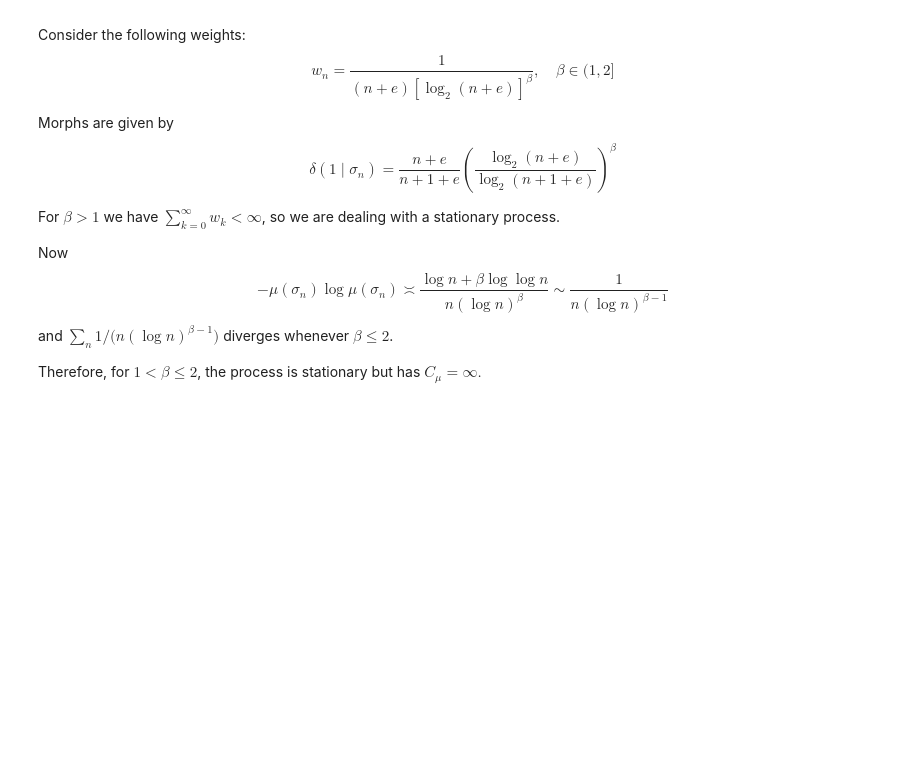
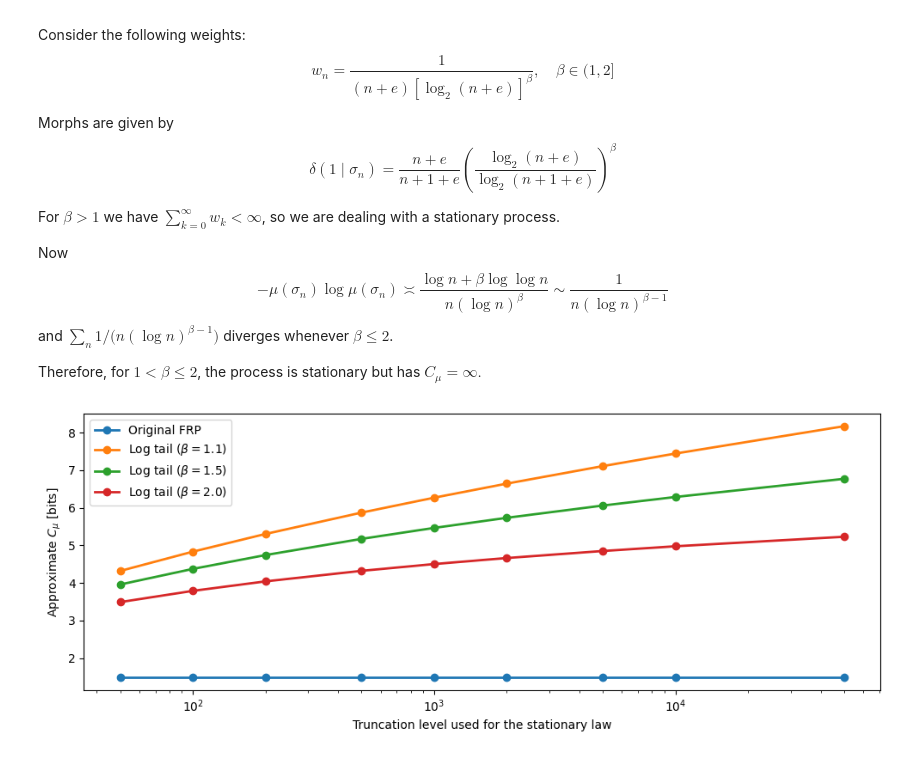
Before and after one commit to pawel-wieczynski/kernel_epsilon_machines, a Jupyter notebook: notebooks/0x_factorial_run_process.ipynb, the cells around one changed output. Cells and saved outputs as stored; diff of their text form; code cells hidden in the pictures; blank space fills up the shorter version.

Commit message:
Generalized FRP - simulate and plot

```diff
--- a/notebooks/0x_factorial_run_process.ipynb
+++ b/notebooks/0x_factorial_run_process.ipynb
@@ -171,0 +216,27 @@ Therefore, for $1 < \beta \le 2$, the process is stationary but has $C_\mu = \in
+# %%
+families = {
+    "Original FRP": lambda n: 1.0 / (n + 2),
+    "Log tail ($\\beta=1.1$)": log_tail(beta=1.1),
+    "Log tail ($\\beta=1.5$)": log_tail(beta=1.5),
+    "Log tail ($\\beta=2.0$)": log_tail(beta=2.0),
+}
+
+rows = []
+cutoffs = np.array([50, 100, 200, 500, 1000, 2000, 5000, 10000, 50000])
+
+fig, ax = plt.subplots(figsize=(10, 4))
+for label, q_n in families.items():
+    entropies = []
+    for cutoff in cutoffs:
+        probs_cutoff, _ = calculate_stationary(q_n, n_max=cutoff)
+        entropies.append(caclulate_complexity(probs_cutoff))
+    ax.plot(cutoffs, entropies, marker="o", linewidth=2, label=label)
+
+ax.set_xscale("log")
+ax.set_xlabel("Truncation level used for the stationary law")
+ax.set_ylabel("Approximate $C_\\mu$ [bits]")
+ax.legend()
+plt.tight_layout()
+plt.show()
+# %% [output]
+[figure, added]
```
Also changed, not shown: parts of 1 cell of this notebook.
